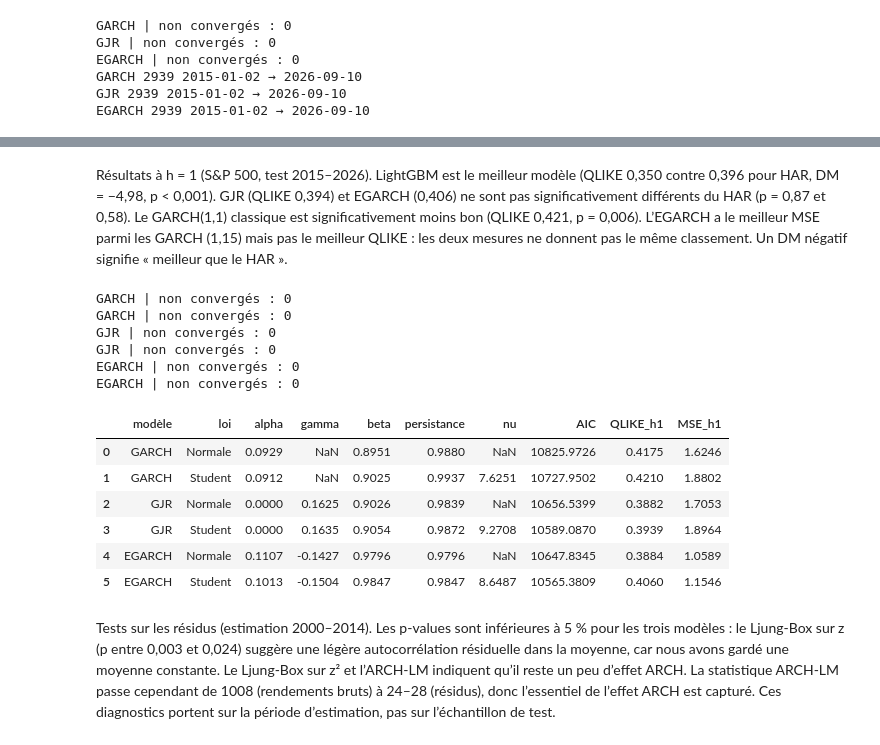
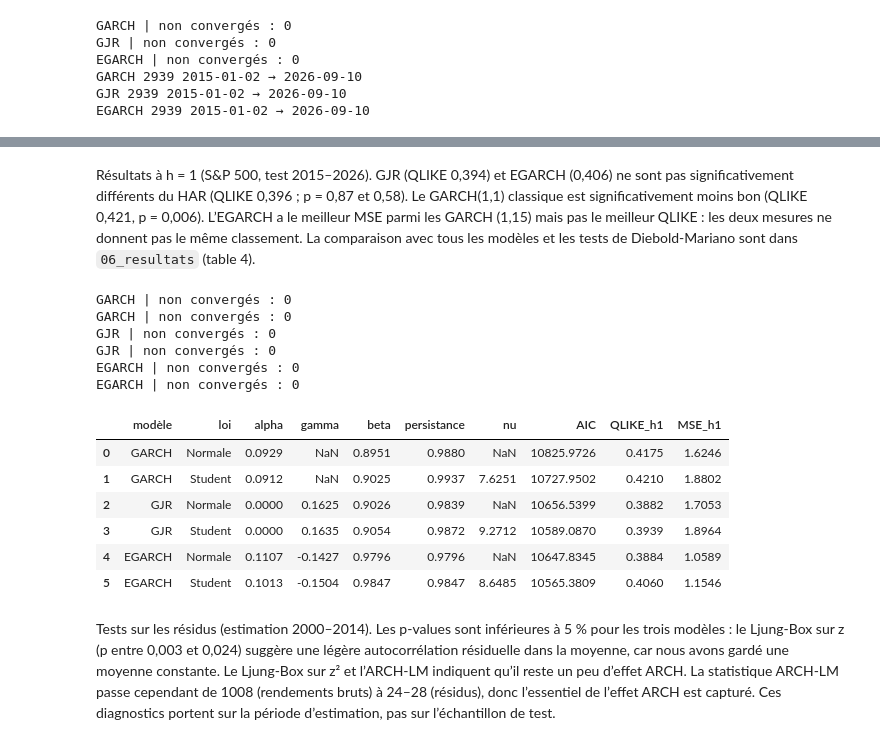
Before and after one commit to syrine1O/ml-finance-project, a Jupyter notebook: notebooks/03_garch.ipynb, the cells around one changed output, grey strips where cells are left out. Cells and saved outputs as stored; diff of their text form; code cells hidden in the pictures.

```diff
--- a/notebooks/03_garch.ipynb
+++ b/notebooks/03_garch.ipynb
@@ -114,9 +116,7 @@ GARCH 2939 2015-01-02 → 2026-09-10
 GJR 2939 2015-01-02 → 2026-09-10
 EGARCH 2939 2015-01-02 → 2026-09-10
 # %%
+# Les prévisions officielles (h = 1, 5, 22) sont écrites par 03b_garch_multi : rien n'est sauvegardé ici.
 for nom, df in res_fc.items():
-    save_forecasts(df, nom, "spx")      # écrit results/forecasts_spx_<nom>.csv
-
-tableau = evaluate("spx")               # compare tous les modèles sauvegardés, vs HAR
-display(tableau)
+    print(f"{nom:7s} h = 1  QLIKE = {qlike(df['actual'], df['forecast']):.4f}  MSE = {mse(df['actual'], df['forecast']):.4f}")
 # %% [output]
@@ -133,42 +126,42 @@ display(tableau)
 # %% [markdown]
-Résultats à h = 1 (S&P 500, test 2015–2026). LightGBM est le meilleur modèle (QLIKE 0,350 contre 0,396 pour HAR, DM = −4,98, p < 0,001). GJR (QLIKE 0,394) et EGARCH (0,406) ne sont pas significativement différents du HAR (p = 0,87 et 0,58). Le GARCH(1,1) classique est significativement moins bon (QLIKE 0,421, p = 0,006). L’EGARCH a le meilleur MSE parmi les GARCH (1,15) mais pas le meilleur QLIKE : les deux mesures ne donnent pas le même classement. Un DM négatif signifie « meilleur que le HAR ».
+Résultats à h = 1 (S&P 500, test 2015–2026). GJR (QLIKE 0,394) et EGARCH (0,406) ne sont pas significativement différents du HAR (QLIKE 0,396 ; p = 0,87 et 0,58). Le GARCH(1,1) classique est significativement moins bon (QLIKE 0,421, p = 0,006). L’EGARCH a le meilleur MSE parmi les GARCH (1,15) mais pas le meilleur QLIKE : les deux mesures ne donnent pas le même classement. La comparaison avec tous les modèles et les tests de Diebold-Mariano sont dans `06_resultats` (table 4).
 # %%
 train_init = spx.loc[:"2014-12-31"]          # période d'estimation initiale 2000–2014
 lignes = []
 
 for nom in SPECS:
     for loi, lab in [("normal", "Normale"), ("t", "Student")]:
         r = arch_model(train_init["ret"], mean="Constant", dist=loi,
                        rescale=False, **SPECS[nom]).fit(disp="off")
         p = r.params
         a, g, b = p.get("alpha[1]", np.nan), p.get("gamma[1]", np.nan), p["beta[1]"]
         pers = a + b if nom == "GARCH" else (a + g/2 + b if nom == "GJR" else b)
 
         fc = garch_walk_forward(nom, dist=loi)      # prévisions h=1 de cette variante
         lignes.append({"modèle": nom, "loi": lab,
                        "alpha": a, "gamma": g, "beta": b,
                        "persistance": pers, "nu": p.get("nu", np.nan),
                        "AIC": r.aic,
                        "QLIKE_h1": qlike(fc["actual"], fc["forecast"]),
                        "MSE_h1":   mse(fc["actual"], fc["forecast"])})
 
 table3 = pd.DataFrame(lignes).round(4)
-table3.to_csv(root/"results"/"table3_garch.csv", index=False)
+# table3_garch.csv (S&P 500 et TSX) est écrite par 03b_garch_multi : on l'affiche seulement ici.
 display(table3)
 # %% [output]
 GARCH | non convergés : 0
 GARCH | non convergés : 0
 GJR | non convergés : 0
 GJR | non convergés : 0
 EGARCH | non convergés : 0
 EGARCH | non convergés : 0
 |  | modèle | loi | alpha | gamma | beta | persistance | nu | AIC | QLIKE_h1 | MSE_h1 |
 | 0 | GARCH | Normale | 0.0929 | NaN | 0.8951 | 0.9880 | NaN | 10825.9726 | 0.4175 | 1.6246 |
 | 1 | GARCH | Student | 0.0912 | NaN | 0.9025 | 0.9937 | 7.6251 | 10727.9502 | 0.4210 | 1.8802 |
 | 2 | GJR | Normale | 0.0000 | 0.1625 | 0.9026 | 0.9839 | NaN | 10656.5399 | 0.3882 | 1.7053 |
-| 3 | GJR | Student | 0.0000 | 0.1635 | 0.9054 | 0.9872 | 9.2708 | 10589.0870 | 0.3939 | 1.8964 |
+| 3 | GJR | Student | 0.0000 | 0.1635 | 0.9054 | 0.9872 | 9.2712 | 10589.0870 | 0.3939 | 1.8964 |
 | 4 | EGARCH | Normale | 0.1107 | -0.1427 | 0.9796 | 0.9796 | NaN | 10647.8345 | 0.3884 | 1.0589 |
-| 5 | EGARCH | Student | 0.1013 | -0.1504 | 0.9847 | 0.9847 | 8.6487 | 10565.3809 | 0.4060 | 1.1546 |
+| 5 | EGARCH | Student | 0.1013 | -0.1504 | 0.9847 | 0.9847 | 8.6485 | 10565.3809 | 0.4060 | 1.1546 |
 # %% [markdown]
 Tests sur les résidus (estimation 2000–2014). Les p-values sont inférieures à 5 % pour les trois modèles : le Ljung-Box sur z (p entre 0,003 et 0,024) suggère une légère autocorrélation résiduelle dans la moyenne, car nous avons gardé une moyenne constante. Le Ljung-Box sur z² et l’ARCH-LM indiquent qu’il reste un peu d’effet ARCH. La statistique ARCH-LM passe cependant de 1008 (rendements bruts) à 24–28 (résidus), donc l’essentiel de l’effet ARCH est capturé. Ces diagnostics portent sur la période d’estimation, pas sur l’échantillon de test.
 # %%
```
Also changed, not shown: parts of 5 cells of this notebook, 27 other files.
